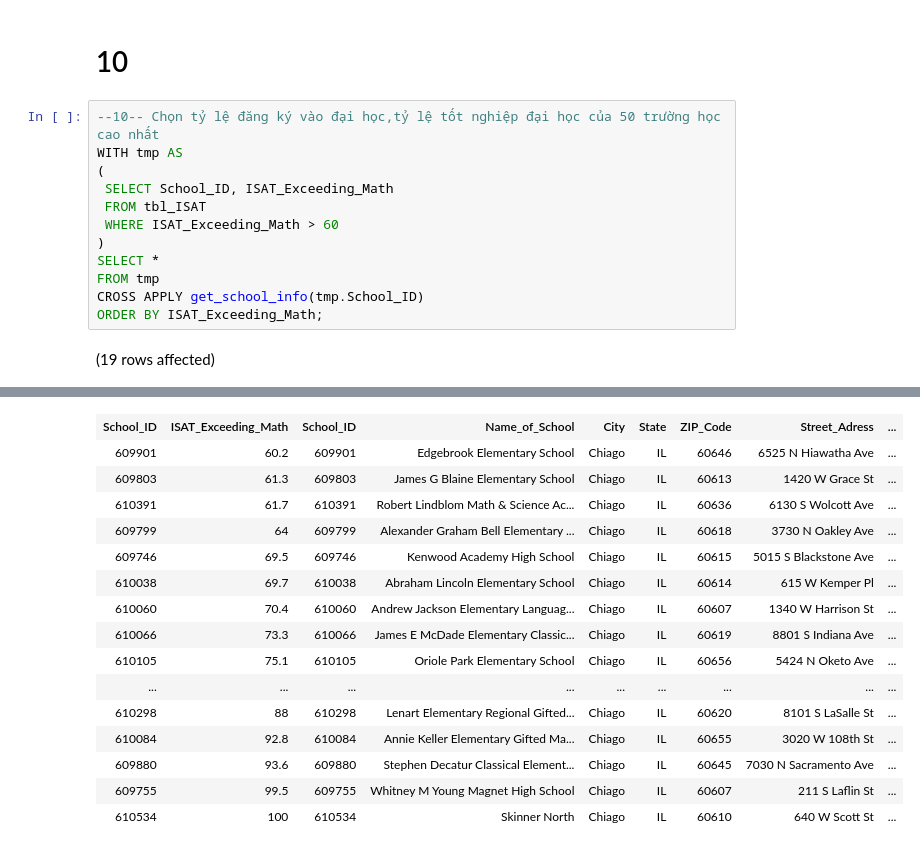
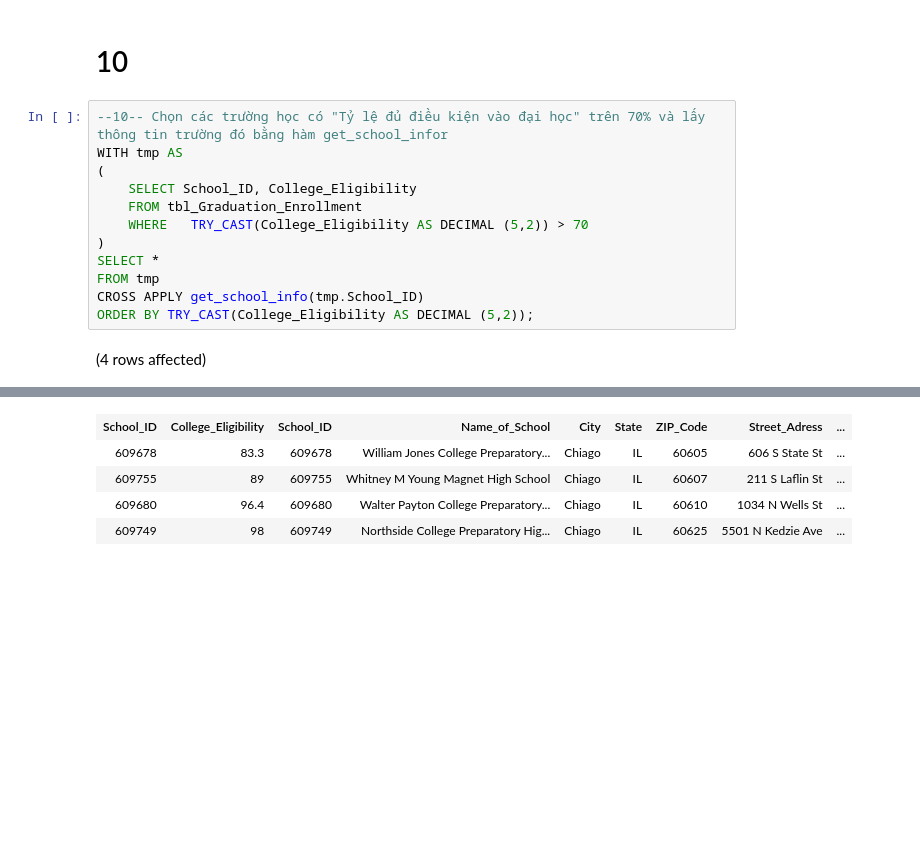
Before and after one commit to sinhvienfpt/Chicago_Public_Schools, a Jupyter notebook: QUESTION.ipynb, the cells around one changed output, grey strips where cells are left out. Saved outputs shown, nothing was run; the diff lists cells and outputs as text; blank space fills up the shorter version.

```diff
--- a/QUESTION.ipynb
+++ b/QUESTION.ipynb
@@ -228,16 +234,16 @@ Total execution time: 00:00:00.055
 # %% [markdown]
 # 10
 # %%
---10-- Chọn tỷ lệ đăng ký vào đại học,tỷ lệ tốt nghiệp đại học của 50 trường học cao nhất
+--10-- Chọn các trường học có "Tỷ lệ đủ điều kiện vào đại học" trên 70% và lấy thông tin trường đó bằng hàm get_school_infor
 WITH tmp AS
 (
- SELECT School_ID, ISAT_Exceeding_Math
- FROM tbl_ISAT
- WHERE ISAT_Exceeding_Math > 60
+    SELECT School_ID, College_Eligibility
+    FROM tbl_Graduation_Enrollment
+    WHERE   TRY_CAST(College_Eligibility AS DECIMAL (5,2)) > 70
 )
 SELECT *
 FROM tmp
 CROSS APPLY get_school_info(tmp.School_ID)
-ORDER BY ISAT_Exceeding_Math;
+ORDER BY TRY_CAST(College_Eligibility AS DECIMAL (5,2));
 # %% [output]
-(19 rows affected)
+(4 rows affected)
@@ -245,16 +251,5 @@ Total execution time: 00:00:00.057
-| School_ID | ISAT_Exceeding_Math | School_ID | Name_of_School | City | State | ZIP_Code | Street_Adress | ... |
-| 609901 | 60.2 | 609901 | Edgebrook Elementary School | Chiago | IL | 60646 | 6525 N Hiawatha Ave | ... |
-| 609803 | 61.3 | 609803 | James G Blaine Elementary School | Chiago | IL | 60613 | 1420 W Grace St | ... |
-| 610391 | 61.7 | 610391 | Robert Lindblom Math & Science Ac... | Chiago | IL | 60636 | 6130 S Wolcott Ave | ... |
-| 609799 | 64 | 609799 | Alexander Graham Bell Elementary ... | Chiago | IL | 60618 | 3730 N Oakley Ave | ... |
-| 609746 | 69.5 | 609746 | Kenwood Academy High School | Chiago | IL | 60615 | 5015 S Blackstone Ave | ... |
-| 610038 | 69.7 | 610038 | Abraham Lincoln Elementary School | Chiago | IL | 60614 | 615 W Kemper Pl | ... |
-| 610060 | 70.4 | 610060 | Andrew Jackson Elementary Languag... | Chiago | IL | 60607 | 1340 W Harrison St | ... |
-| 610066 | 73.3 | 610066 | James E McDade Elementary Classic... | Chiago | IL | 60619 | 8801 S Indiana Ave | ... |
-| 610105 | 75.1 | 610105 | Oriole Park Elementary School | Chiago | IL | 60656 | 5424 N Oketo Ave | ... |
-| ... | ... | ... | ... | ... | ... | ... | ... | ... |
-| 610298 | 88 | 610298 | Lenart Elementary Regional Gifted... | Chiago | IL | 60620 | 8101 S LaSalle St | ... |
-| 610084 | 92.8 | 610084 | Annie Keller Elementary Gifted Ma... | Chiago | IL | 60655 | 3020 W 108th St | ... |
-| 609880 | 93.6 | 609880 | Stephen Decatur Classical Element... | Chiago | IL | 60645 | 7030 N Sacramento Ave | ... |
-| 609755 | 99.5 | 609755 | Whitney M Young Magnet High School | Chiago | IL | 60607 | 211 S Laflin St | ... |
-| 610534 | 100 | 610534 | Skinner North | Chiago | IL | 60610 | 640 W Scott St | ... |
+| School_ID | College_Eligibility | School_ID | Name_of_School | City | State | ZIP_Code | Street_Adress | ... |
+| 609678 | 83.3 | 609678 | William Jones College Preparatory... | Chiago | IL | 60605 | 606 S State St | ... |
+| 609755 | 89 | 609755 | Whitney M Young Magnet High School | Chiago | IL | 60607 | 211 S Laflin St | ... |
+| 609680 | 96.4 | 609680 | Walter Payton College Preparatory... | Chiago | IL | 60610 | 1034 N Wells St | ... |
+| 609749 | 98 | 609749 | Northside College Preparatory Hig... | Chiago | IL | 60625 | 5501 N Kedzie Ave | ... |
```
Also changed, not shown: parts of 10 cells of this notebook, 1 other file.
